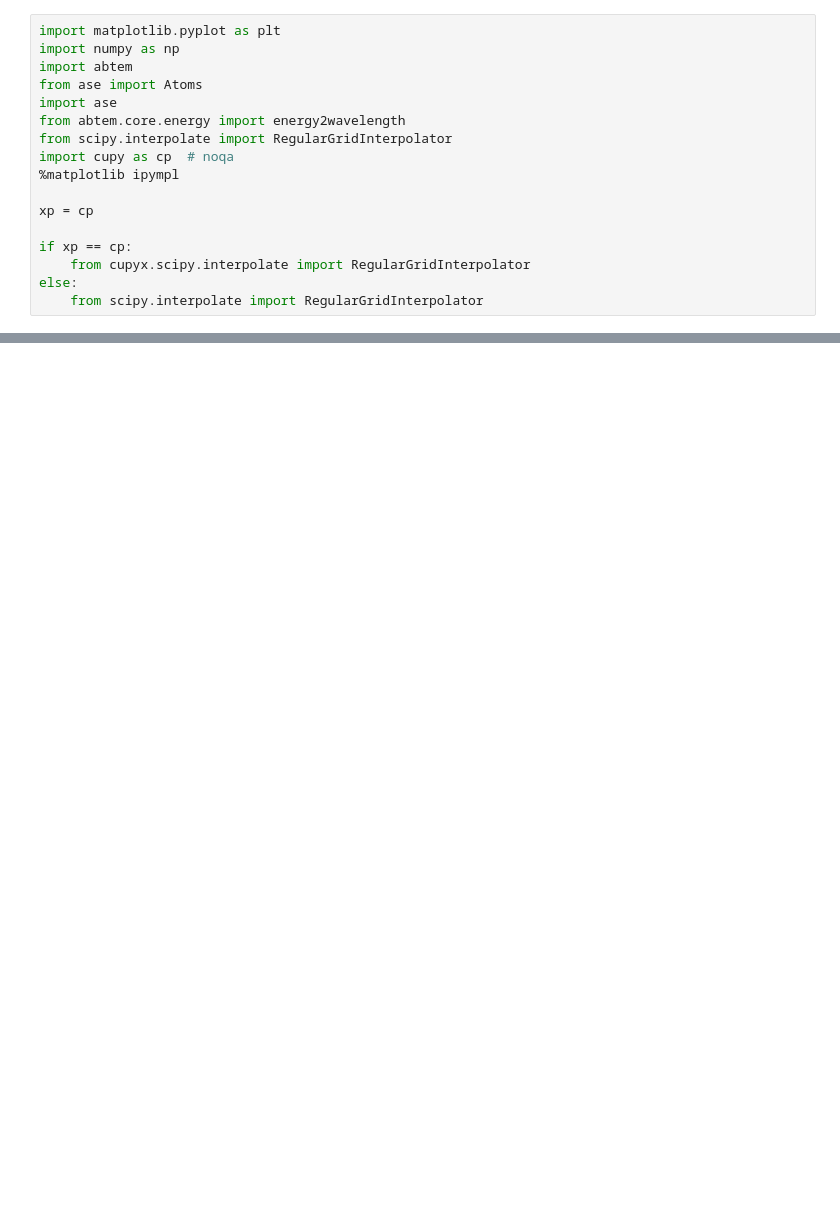
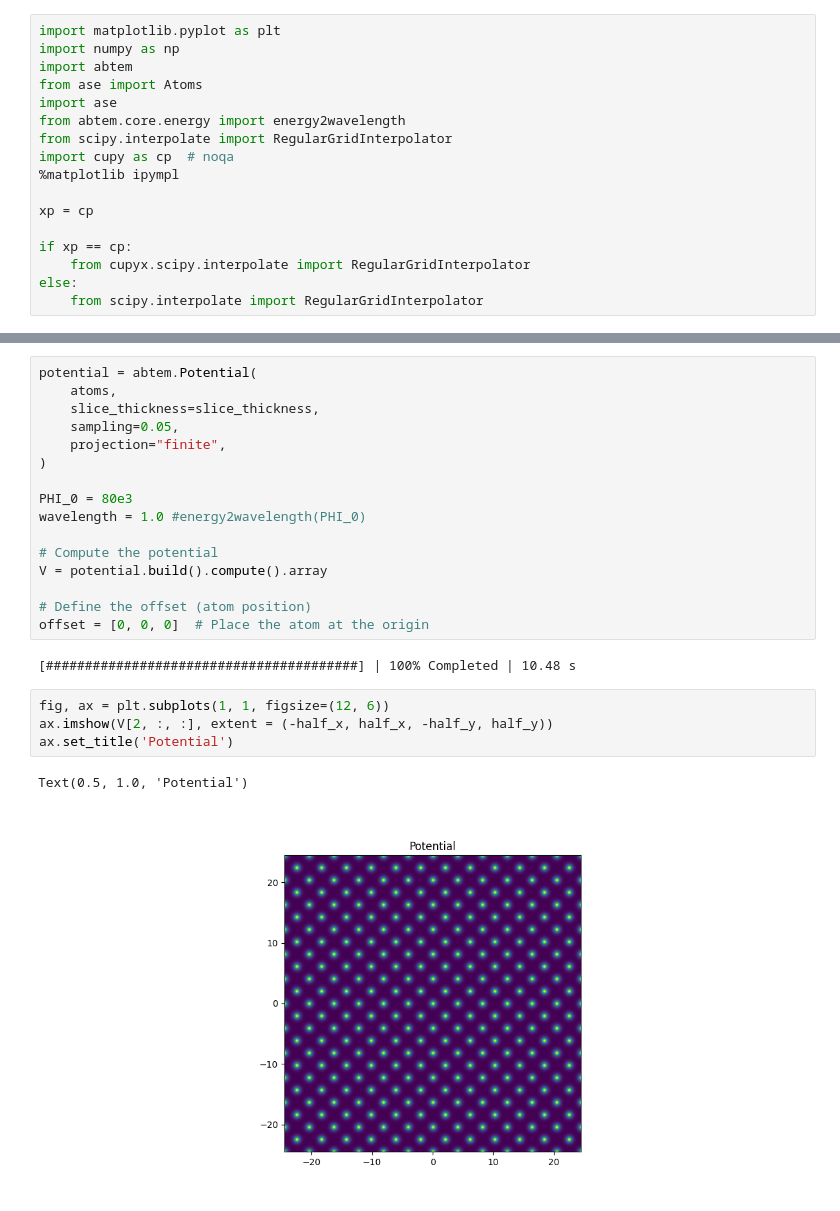
Before and after one commit to DavidLanders95/MonteCarloMS, a Jupyter notebook: eikonal.ipynb, the cells around one changed output, grey strips where cells are left out. Cells and saved outputs as stored; diff of their text form; blank space fills up the shorter version.

```diff
--- a/eikonal.ipynb
+++ b/eikonal.ipynb
@@ -391,0 +191,25 @@ plt.show()
+# %%
+potential = abtem.Potential(
+    atoms,
+    slice_thickness=slice_thickness,
+    sampling=0.05,
+    projection="finite",
+)
+
+PHI_0 = 80e3
+wavelength = 1.0 #energy2wavelength(PHI_0)
+
+# Compute the potential
+V = potential.build().compute().array
+
+# Define the offset (atom position)
+offset = [0, 0, 0]  # Place the atom at the origin
+# %% [output]
+[########################################] | 100% Completed | 10.48 s
+# %%
+fig, ax = plt.subplots(1, 1, figsize=(12, 6))
+ax.imshow(V[2, :, :], extent = (-half_x, half_x, -half_y, half_y))
+ax.set_title('Potential')
+# %% [output]
+Text(0.5, 1.0, 'Potential')
+[figure, added]
```
Also changed, not shown: parts of 38 cells of this notebook.
